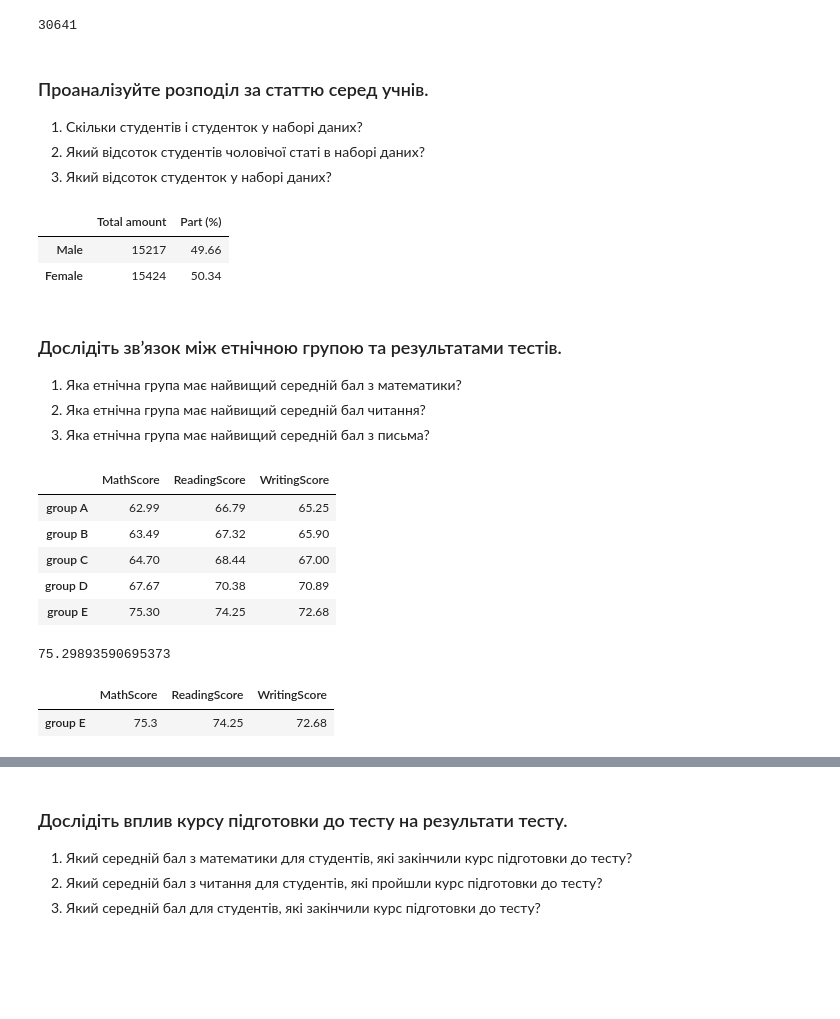
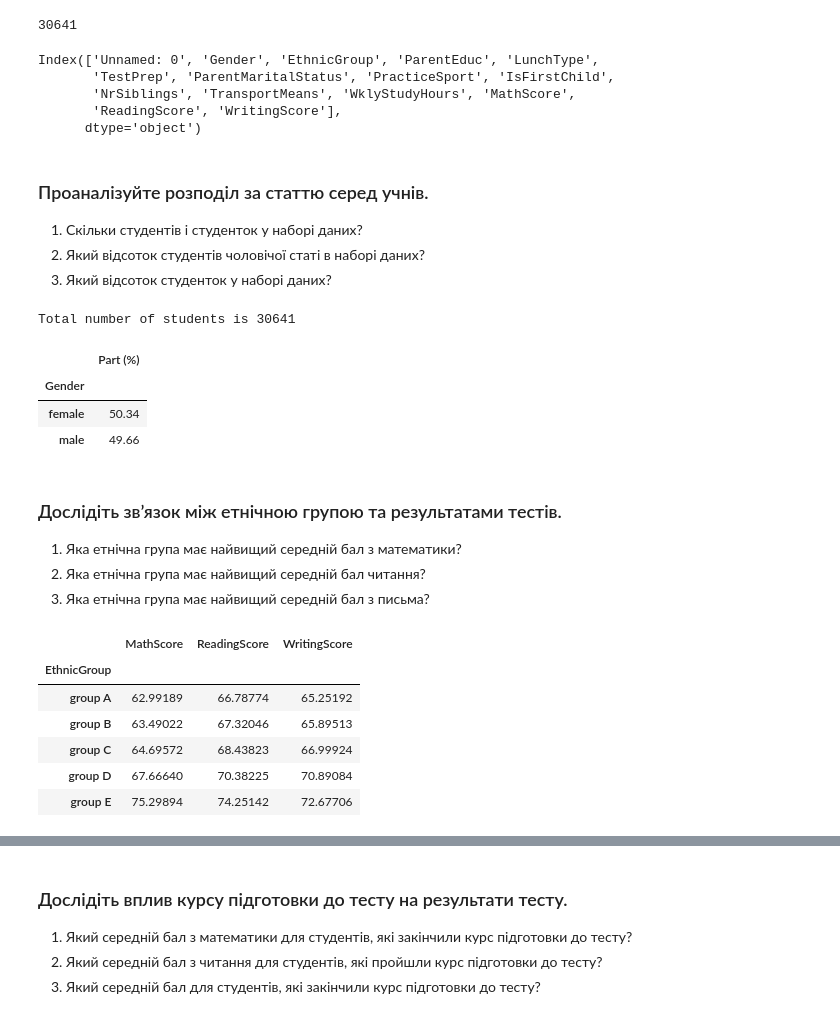
Before and after one commit to Gestya/exam, a Jupyter notebook: exam.ipynb, the cells around one changed output, grey strips where cells are left out. Saved outputs shown, nothing was run; the diff lists cells and outputs as text; code cells hidden in the pictures; blank space fills up the shorter version.

```diff
--- a/exam.ipynb
+++ b/exam.ipynb
@@ -27,57 +27,46 @@ total_size = len(students)
 total_size
 # %% [output]
 30641
+# %%
+students.columns
+# %% [output]
+Index(['Unnamed: 0', 'Gender', 'EthnicGroup', 'ParentEduc', 'LunchType',
+       'TestPrep', 'ParentMaritalStatus', 'PracticeSport', 'IsFirstChild',
+       'NrSiblings', 'TransportMeans', 'WklyStudyHours', 'MathScore',
+       'ReadingScore', 'WritingScore'],
+      dtype='object')
 # %% [markdown]
 ### Проаналізуйте розподіл за статтю серед учнів.
 1. Скільки студентів і студенток у наборі даних?
 1. Який відсоток студентів чоловічої статі в наборі даних?
 1. Який відсоток студенток у наборі даних?
-# %%
-pd.set_option('display.precision', 2)
-
-# male / female
-male = len(students[ students['Gender'] == 'male' ])
-female = len(students[ students['Gender'] == 'female' ])
-dct = {'Total amount': [male, female], 'Part (%)': [male / total_size * 100., female / total_size * 100.]}
-
-pd.DataFrame(dct, index=['Male', 'Female'])
-# %% [output]
-|  | Total amount | Part (%) |
-| Male | 15217 | 49.66 |
-| Female | 15424 | 50.34 |
+# %%
+total_size = len(students)
+print(f'Total number of students is {total_size}')
+# %% [output]
+Total number of students is 30641
+# %%
+pd.set_option('display.precision', 2)
+students[['Gender', 'Unnamed: 0']].groupby('Gender').count().rename(columns={'Unnamed: 0': 'Part (%)'}) / total_size * 100
+# %% [output]
+|  | Part (%) |
+| Gender |  |
+| female | 50.34 |
+| male | 49.66 |
 # %% [markdown]
 ### Дослідіть зв’язок між етнічною групою та результатами тестів.
 1. Яка етнічна група має найвищий середній бал з математики?
 1. Яка етнічна група має найвищий середній бал читання?
 1. Яка етнічна група має найвищий середній бал з письма?
-# %%
-list_of_groups = ['group A', 'group B', 'group C', 'group D', 'group E']
-list_of_scores = ['MathScore', 'ReadingScore', 'WritingScore']
-
-ROWS = []
-for g in list_of_groups:
-    grp_X = students[ students['EthnicGroup'] == g]
-
-    dct = {}
-    for s in list_of_scores:
-        dct[s] = grp_X[s].mean()
-
-    ROWS.append( dct )
-
-EthnicGroup_df = pd.DataFrame(ROWS, index=list_of_groups)
-EthnicGroup_df
-# %% [output]
-|  | MathScore | ReadingScore | WritingScore |
-| group A | 62.99 | 66.79 | 65.25 |
-| group B | 63.49 | 67.32 | 65.90 |
-| group C | 64.70 | 68.44 | 67.00 |
-| group D | 67.67 | 70.38 | 70.89 |
-| group E | 75.30 | 74.25 | 72.68 |
-# %%
-math_max = EthnicGroup_df['MathScore'].max()
-print(math_max)
-EthnicGroup_df[ EthnicGroup_df['MathScore'] == math_max ]
-# %% [output]
-75.29893590695373
-|  | MathScore | ReadingScore | WritingScore |
-| group E | 75.3 | 74.25 | 72.68 |
+# %%
+pd.set_option('display.precision', 5)
+EthnicGroup_df = students[['EthnicGroup', 'MathScore', 'ReadingScore', 'WritingScore']].groupby('EthnicGroup').mean()
+EthnicGroup_df
+# %% [output]
+|  | MathScore | ReadingScore | WritingScore |
+| EthnicGroup |  |  |  |
+| group A | 62.99189 | 66.78774 | 65.25192 |
+| group B | 63.49022 | 67.32046 | 65.89513 |
+| group C | 64.69572 | 68.43823 | 66.99924 |
+| group D | 67.66640 | 70.38225 | 70.89084 |
+| group E | 75.29894 | 74.25142 | 72.67706 |
```
Also changed, not shown: parts of 20 cells of this notebook.
